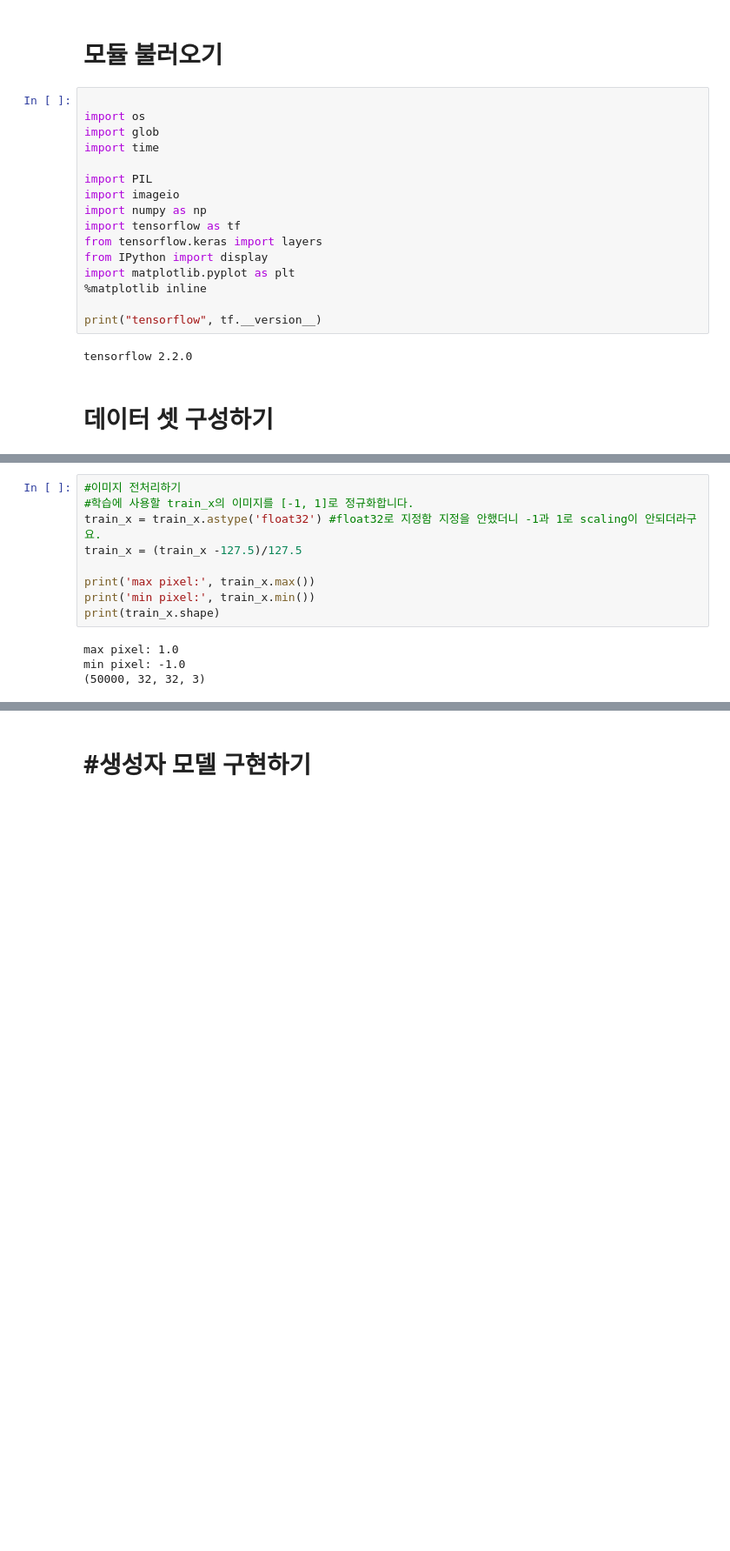
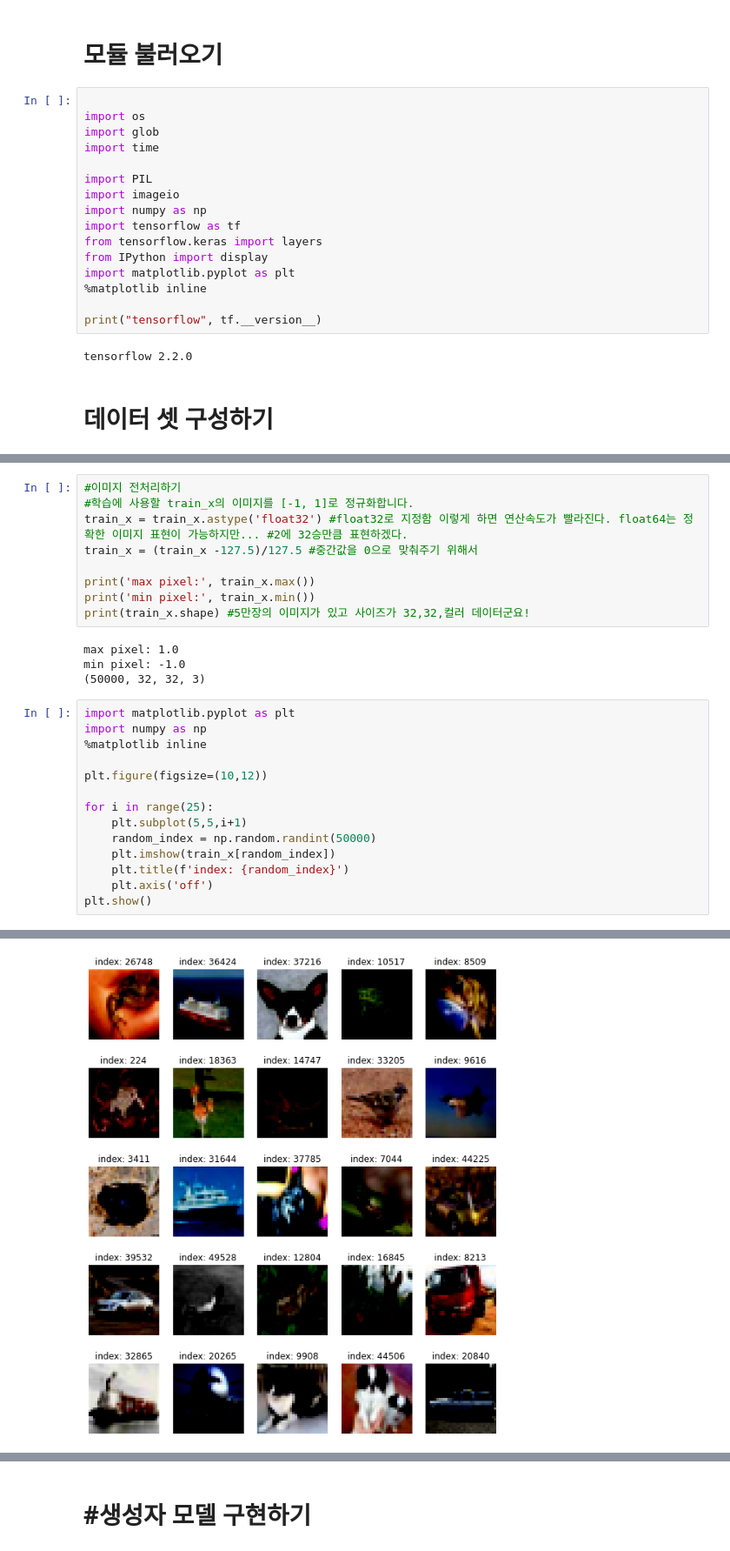
Before and after one commit to minjepark/AIFFEL_SSAC, a Jupyter notebook: exploration/E_12/EP_12 CIFAR_10이미지 생성하기 .ipynb, the cells around one changed output, grey strips where cells are left out. Shown at 87% size. Drawn from its saved outputs; the diff is of its cells as text; blank space fills up the shorter version.

```diff
--- a/exploration/E_12/EP_12 CIFAR_10이미지 생성하기 .ipynb
+++ b/exploration/E_12/EP_12 CIFAR_10이미지 생성하기 .ipynb
@@ -32,13 +41,28 @@ train_x.shape
 # %%
 #이미지 전처리하기
 #학습에 사용할 train_x의 이미지를 [-1, 1]로 정규화합니다.
-train_x = train_x.astype('float32') #float32로 지정함 지정을 안했더니 -1과 1로 scaling이 안되더라구요.
-train_x = (train_x -127.5)/127.5
+train_x = train_x.astype('float32') #float32로 지정함 이렇게 하면 연산속도가 빨라진다. float64는 정확한 이미지 표현이 가능하지만... #2에 32승만큼 표현하겠다.
+train_x = (train_x -127.5)/127.5 #중간값을 0으로 맞춰주기 위해서
 
 print('max pixel:', train_x.max())
 print('min pixel:', train_x.min())
-print(train_x.shape)
+print(train_x.shape) #5만장의 이미지가 있고 사이즈가 32,32,컬러 데이터군요!
 # %% [output]
 max pixel: 1.0
 min pixel: -1.0
 (50000, 32, 32, 3)
+# %%
+import matplotlib.pyplot as plt
+import numpy as np
+%matplotlib inline
+
+plt.figure(figsize=(10,12))
+
+for i in range(25):
+    plt.subplot(5,5,i+1)
+    random_index = np.random.randint(50000)
+    plt.imshow(train_x[random_index])
+    plt.title(f'index: {random_index}')
+    plt.axis('off')
+plt.show()
+# %% [output]
@@ -45,2 +86,3 @@ min pixel: -1.0
+[figure, added]
 # %%
 #로드한 학습 데이터를 시각화를 통해 확인해 봅시다.
```
Also changed, not shown: parts of 35 cells of this notebook.
